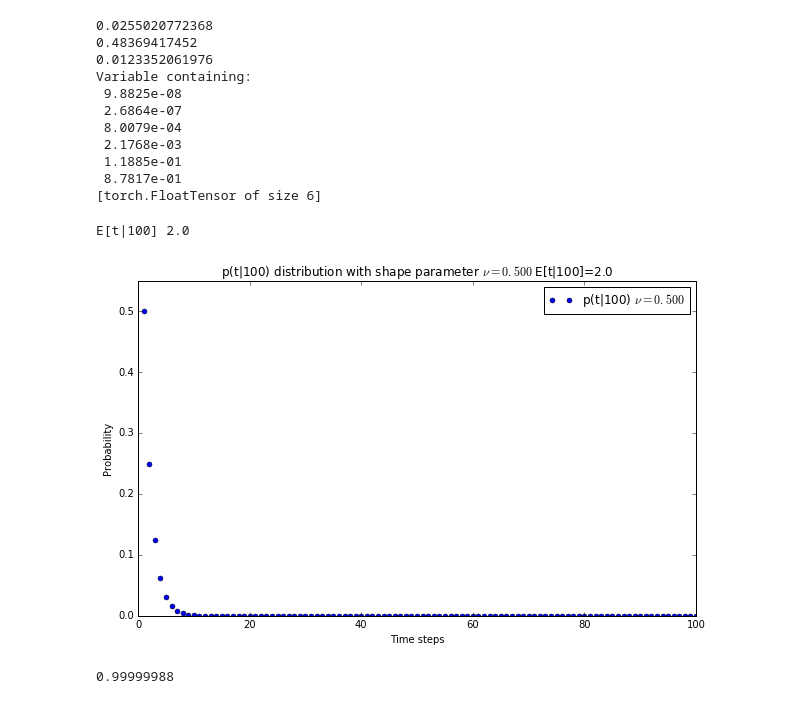
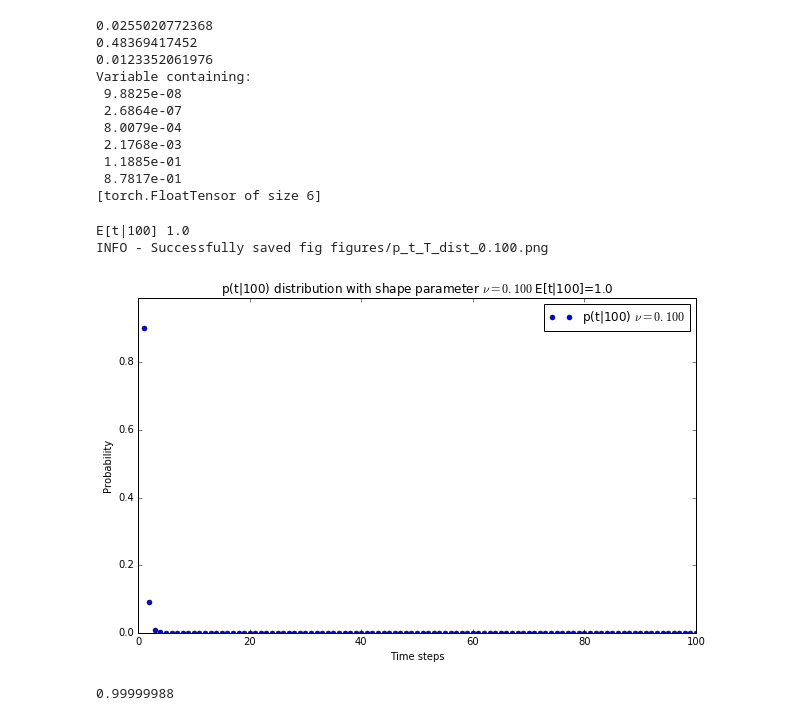
Before and after one commit to toologicbv/meta_learner, a Jupyter notebook: pytorch_expers.ipynb, the cells around one changed output. Saved outputs shown, nothing was run; the diff lists cells and outputs as text; code cells hidden in the pictures.

```diff
--- a/pytorch_expers.ipynb
+++ b/pytorch_expers.ipynb
@@ -186,19 +186,20 @@ Variable containing:
  8.7817e-01
 [torch.FloatTensor of size 6]
 # %%
-q = 0.5
+q = 0.1
 T=100
 pmf_t_T = ConditionalTimeStepDist(T, q)
 print("E[t|{}] {}".format(T, pmf_t_T.mean))
 priors = Variable(torch.from_numpy(pmf_t_T.pmfunc(T=T, normalize=True)).float())
 
 samples = pmf_t_T.rvs(n=1000000)
 # plt.hist(samples, bins=T, normed=True)
-pmf_t_T.plot_pmf(do_save=False, do_show=True, marker_size=5)
+pmf_t_T.plot_pmf(do_save=True, do_show=True, marker_size=5)
 # print("{}".format(np.array_str(priors.data.numpy())))
 # %% [output]
-E[t|100] 2.0
+E[t|100] 1.0
+INFO - Successfully saved fig figures/p_t_T_dist_0.100.png
-[figure, old version]
+[figure, new version]
 # %%
 np.sum(priors.data.numpy())
 # %% [output]
```
Also changed, not shown: 5 other files.
